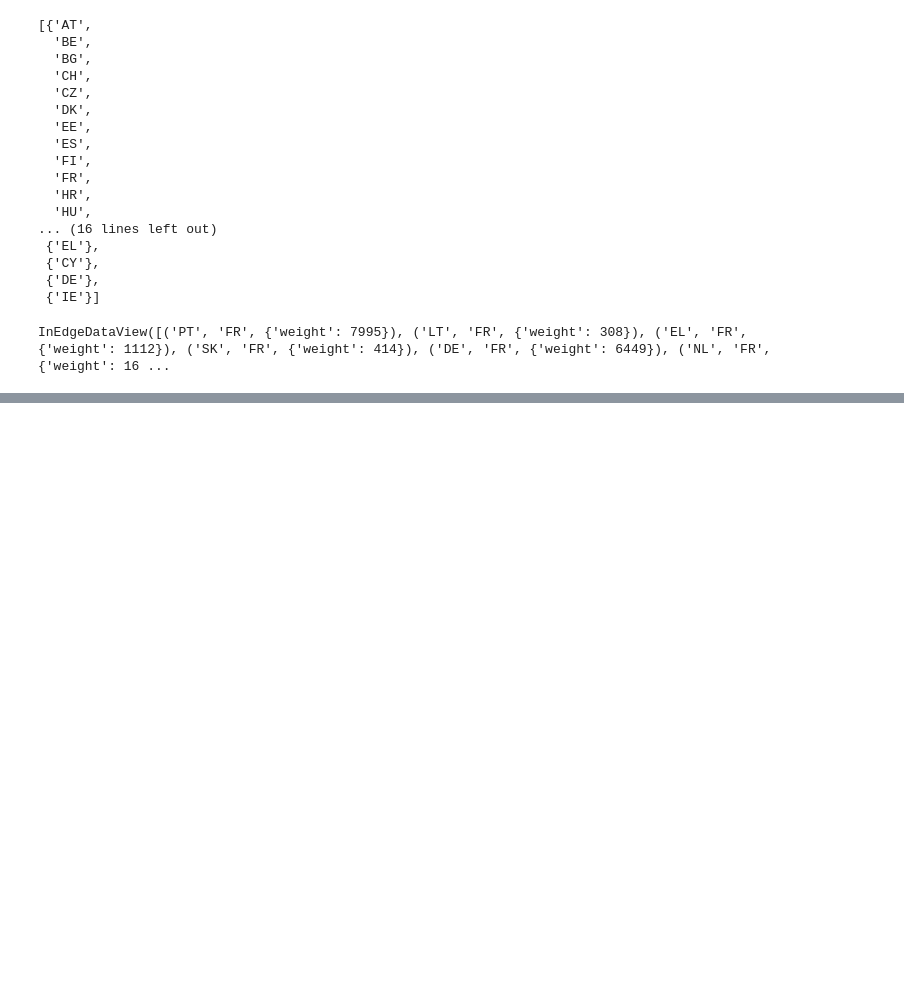
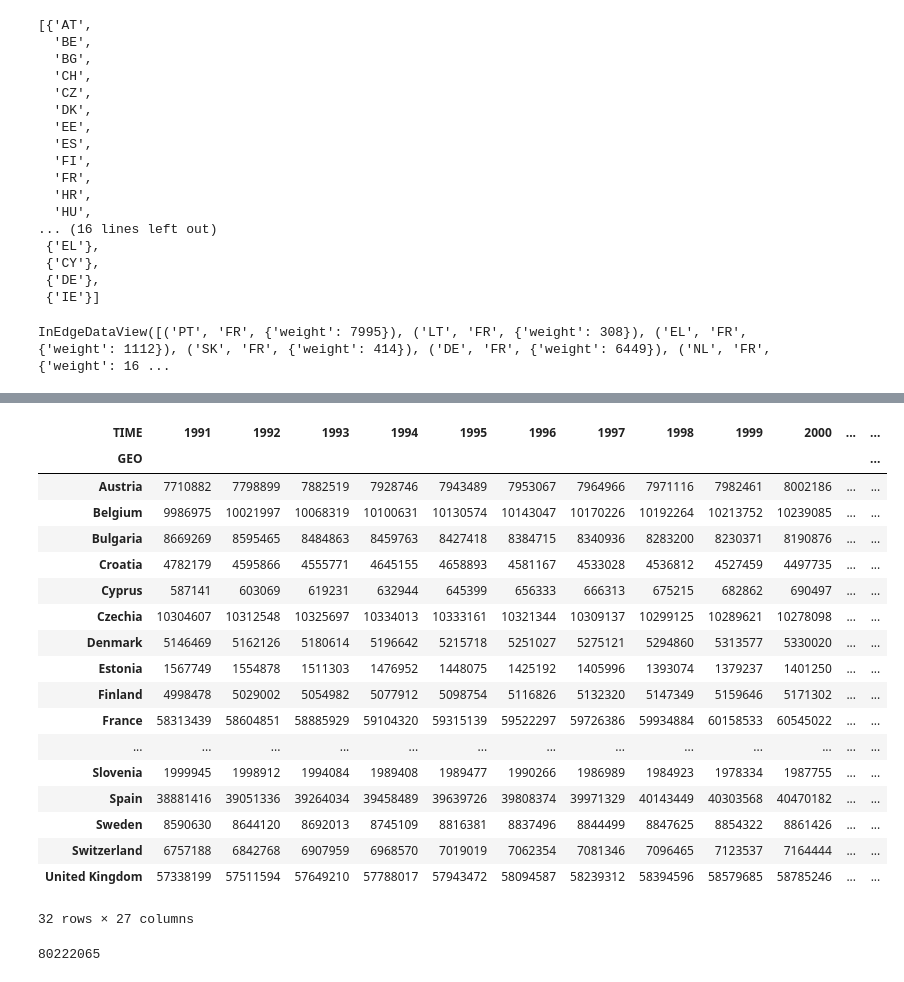
Before and after one commit to jonbleiberg88/migration_nets, a Jupyter notebook: clean_data.ipynb, the cells around one changed output, grey strips where cells are left out. Saved outputs shown, nothing was run; the diff lists cells and outputs as text; code cells hidden in the pictures; blank space fills up the shorter version.

Commit message:
Adding data files

```diff
--- a/clean_data.ipynb
+++ b/clean_data.ipynb
@@ -131,0 +447,33 @@ df[df.c_dest =='DE']
+# %%
+pop_df = pd.read_csv("data/eu_pop/demo_pjan_1_Data.csv")
+# %%
+pop_df.Value = pop_df.Value.str.replace("[a-z]|,", "").astype(np.int32)
+pop_df.replace("Germany (until 1990 former territory of the FRG)", "Germany", inplace=True)
+# %%
+pop_df = pop_df.pivot(index="GEO", columns="TIME", values="Value")
+# %%
+pop_df
+# %% [output]
+| TIME | 1991 | 1992 | 1993 | 1994 | 1995 | 1996 | 1997 | 1998 | 1999 | 2000 | ... | ... |
+| GEO |  |  |  |  |  |  |  |  |  |  |  | ... |
+| Austria | 7710882 | 7798899 | 7882519 | 7928746 | 7943489 | 7953067 | 7964966 | 7971116 | 7982461 | 8002186 | ... | ... |
+| Belgium | 9986975 | 10021997 | 10068319 | 10100631 | 10130574 | 10143047 | 10170226 | 10192264 | 10213752 | 10239085 | ... | ... |
+| Bulgaria | 8669269 | 8595465 | 8484863 | 8459763 | 8427418 | 8384715 | 8340936 | 8283200 | 8230371 | 8190876 | ... | ... |
+| Croatia | 4782179 | 4595866 | 4555771 | 4645155 | 4658893 | 4581167 | 4533028 | 4536812 | 4527459 | 4497735 | ... | ... |
+| Cyprus | 587141 | 603069 | 619231 | 632944 | 645399 | 656333 | 666313 | 675215 | 682862 | 690497 | ... | ... |
+| Czechia | 10304607 | 10312548 | 10325697 | 10334013 | 10333161 | 10321344 | 10309137 | 10299125 | 10289621 | 10278098 | ... | ... |
+| Denmark | 5146469 | 5162126 | 5180614 | 5196642 | 5215718 | 5251027 | 5275121 | 5294860 | 5313577 | 5330020 | ... | ... |
+| Estonia | 1567749 | 1554878 | 1511303 | 1476952 | 1448075 | 1425192 | 1405996 | 1393074 | 1379237 | 1401250 | ... | ... |
+| Finland | 4998478 | 5029002 | 5054982 | 5077912 | 5098754 | 5116826 | 5132320 | 5147349 | 5159646 | 5171302 | ... | ... |
+| France | 58313439 | 58604851 | 58885929 | 59104320 | 59315139 | 59522297 | 59726386 | 59934884 | 60158533 | 60545022 | ... | ... |
+| ... | ... | ... | ... | ... | ... | ... | ... | ... | ... | ... | ... | ... |
+| Slovenia | 1999945 | 1998912 | 1994084 | 1989408 | 1989477 | 1990266 | 1986989 | 1984923 | 1978334 | 1987755 | ... | ... |
+| Spain | 38881416 | 39051336 | 39264034 | 39458489 | 39639726 | 39808374 | 39971329 | 40143449 | 40303568 | 40470182 | ... | ... |
+| Sweden | 8590630 | 8644120 | 8692013 | 8745109 | 8816381 | 8837496 | 8844499 | 8847625 | 8854322 | 8861426 | ... | ... |
+| Switzerland | 6757188 | 6842768 | 6907959 | 6968570 | 7019019 | 7062354 | 7081346 | 7096465 | 7123537 | 7164444 | ... | ... |
+| United Kingdom | 57338199 | 57511594 | 57649210 | 57788017 | 57943472 | 58094587 | 58239312 | 58394596 | 58579685 | 58785246 | ... | ... |
+32 rows × 27 columns
+# %%
+pop_df.loc["Germany", 2011]
+# %% [output]
+80222065
```
Also changed, not shown: parts of 69 cells of this notebook, 46 other files.
